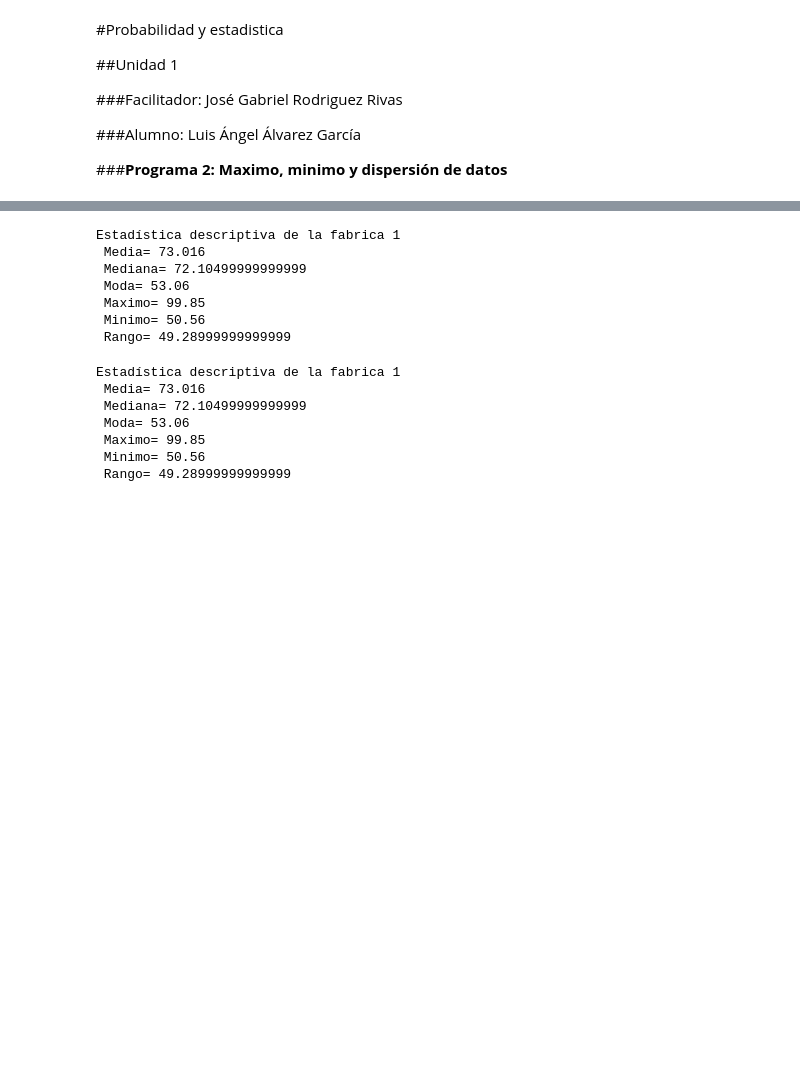
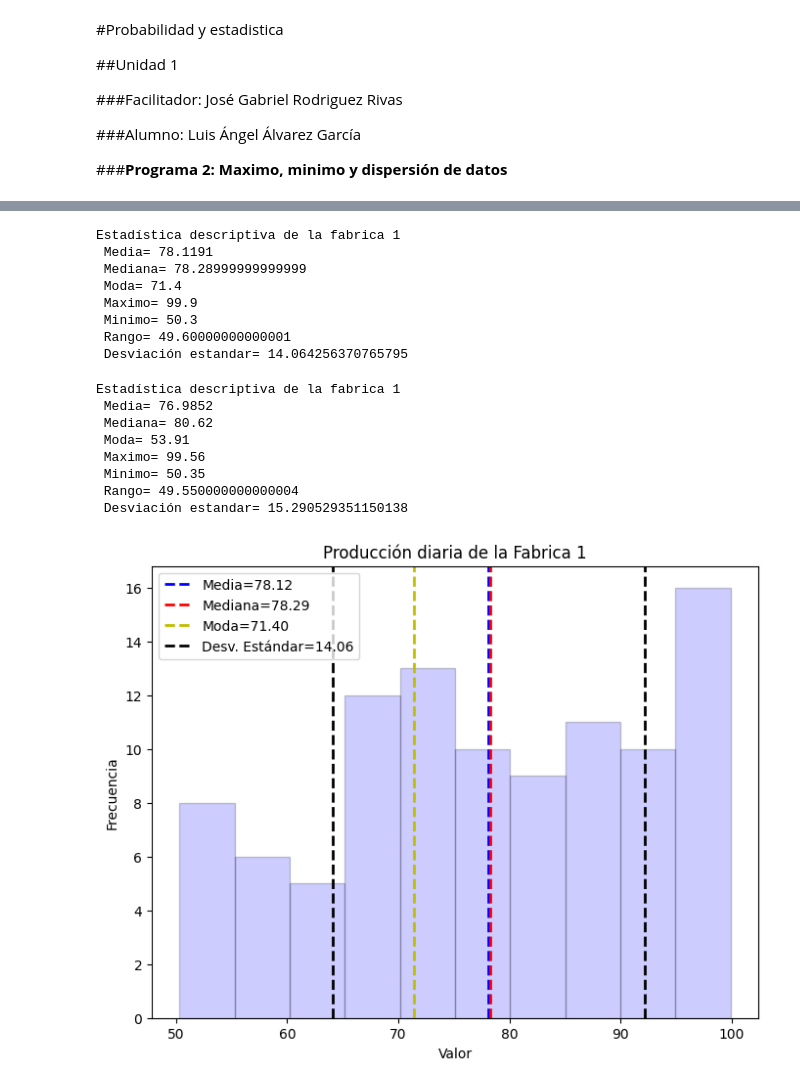
Before and after one commit to 25041001-cloud/Probabilidad, a Jupyter notebook: Unidad1/Practica_2.ipynb, the cells around one changed output, grey strips where cells are left out. Cells and saved outputs as stored; diff of their text form; code cells hidden in the pictures; blank space fills up the shorter version.

```diff
--- a/Unidad1/Practica_2.ipynb
+++ b/Unidad1/Practica_2.ipynb
@@ -37,16 +37,19 @@ rango1=maximo1-minimo1
 media1=mean(fabrica1)
 mediana1=median(fabrica1)
 moda1=mode(fabrica1)
+desviacion_estandar_fabrica1=stdev(fabrica1)
 
-print("Estadística descriptiva de la fabrica 1\n","Media=",media1,"\n Mediana=",mediana1,"\n Moda=",moda1,"\n Maximo=",maximo1,"\n Minimo=",minimo1,"\n Rango=",rango1)
+print("Estadística descriptiva de la fabrica 1\n","Media=",media1,"\n Mediana=",mediana1,"\n Moda=",moda1,"\n Maximo=",maximo1,"\n Minimo=",minimo1,
+      "\n Rango=",rango1,"\n Desviación estandar=",desviacion_estandar_fabrica1)
 # %% [output]
 Estadística descriptiva de la fabrica 1
- Media= 73.016
- Mediana= 72.10499999999999
- Moda= 53.06
- Maximo= 99.85
- Minimo= 50.56
- Rango= 49.28999999999999
+ Media= 78.1191
+ Mediana= 78.28999999999999
+ Moda= 71.4
+ Maximo= 99.9
+ Minimo= 50.3
+ Rango= 49.60000000000001
+ Desviación estandar= 14.064256370765795
 # %%
 maximo2=max(fabrica2)
 minimo2=min(fabrica2)
@@ -54,13 +57,34 @@ rango2=maximo1-minimo2
 media2=mean(fabrica2)
 mediana2=median(fabrica2)
 moda2=mode(fabrica2)
+desviacion_estandar_fabrica2=stdev(fabrica2)
 
-print("Estadística descriptiva de la fabrica 1\n","Media=",media1,"\n Mediana=",mediana1,"\n Moda=",moda1,"\n Maximo=",maximo1,"\n Minimo=",minimo1,"\n Rango=",rango1)
+print("Estadística descriptiva de la fabrica 1\n","Media=",media2,"\n Mediana=",mediana2,"\n Moda=",moda2,"\n Maximo=",maximo2,"\n Minimo=",minimo2,
+      "\n Rango=",rango2,"\n Desviación estandar=",desviacion_estandar_fabrica2)
 # %% [output]
 Estadística descriptiva de la fabrica 1
- Media= 73.016
- Mediana= 72.10499999999999
- Moda= 53.06
- Maximo= 99.85
- Minimo= 50.56
- Rango= 49.28999999999999
+ Media= 76.9852
+ Mediana= 80.62
+ Moda= 53.91
+ Maximo= 99.56
+ Minimo= 50.35
+ Rango= 49.550000000000004
+ Desviación estandar= 15.290529351150138
+# %%
+plt.figure(figsize=(8,6))
+plt.hist(fabrica1, bins=10, alpha=0.2, color='b', edgecolor="black")
+plt.axvline(media1, color='b', linestyle='dashed', linewidth=2, label=f'Media={media1:.2f}')
+plt.axvline(mediana1, color='r', linestyle='dashed', linewidth=2, label=f'Mediana={mediana1:.2f}')
+plt.axvline(moda1, color='y', linestyle='dashed', linewidth=2, label=f'Moda={moda1:.2f}')
+plt.axvline(media1-desviacion_estandar_fabrica1, color='black', linestyle='dashed',
+            linewidth=2, label=f'Desv. Estándar={desviacion_estandar_fabrica1:.2f}')
+plt.axvline(media1+desviacion_estandar_fabrica1, color='black', linestyle='dashed',
+            linewidth=2)
+
+plt.xlabel('Valor')
+plt.ylabel('Frecuencia')
+plt.title('Producción diaria de la Fabrica 1')
+plt.legend()
+plt.show()
+# %% [output]
+[figure, added]
```
Also changed, not shown: parts of 3 cells of this notebook.
